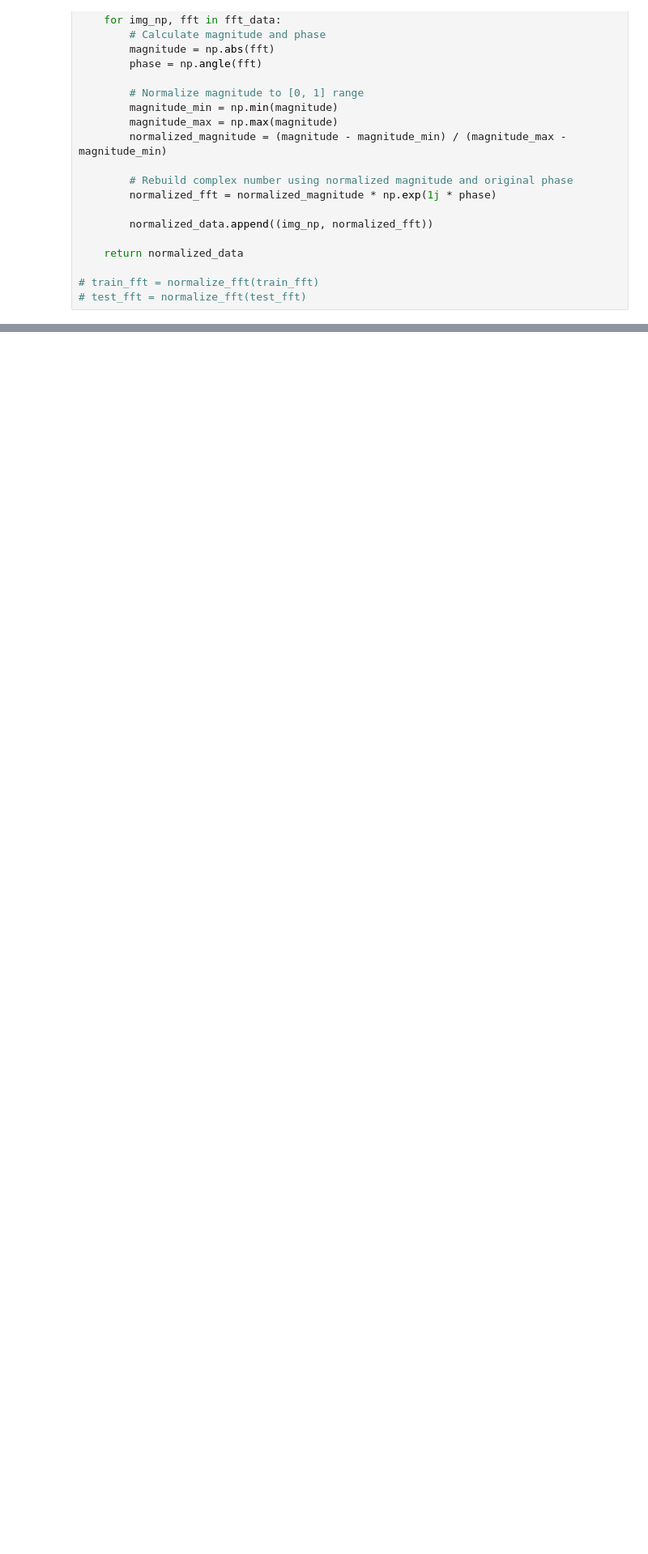
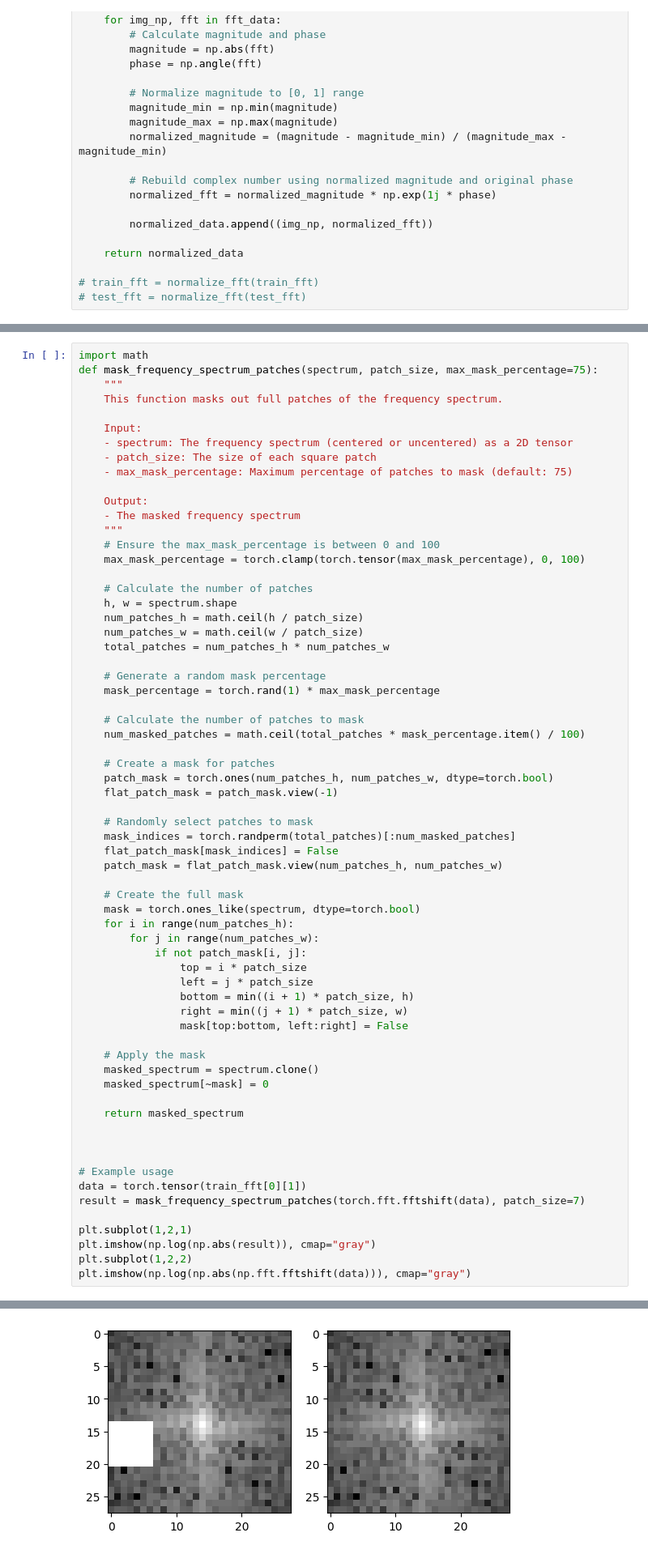
Before and after one commit to FsMarcoTU/fashion_mnist_tests, a Jupyter notebook: 240627_ViT img_domain_freq_augment.ipynb, the cells around one changed output, grey strips where cells are left out. Shown at 81% size. Cells and saved outputs as stored; diff of their text form; blank space fills up the shorter version.

```diff
--- a/240627_ViT img_domain_freq_augment.ipynb
+++ b/240627_ViT img_domain_freq_augment.ipynb
@@ -181,0 +79,66 @@ result middle (0.35686272382736206-4.440892098500626e-16j)
+# %%
+import math
+def mask_frequency_spectrum_patches(spectrum, patch_size, max_mask_percentage=75):
+    """
+    This function masks out full patches of the frequency spectrum.
+
+    Input:
+    - spectrum: The frequency spectrum (centered or uncentered) as a 2D tensor
+    - patch_size: The size of each square patch
+    - max_mask_percentage: Maximum percentage of patches to mask (default: 75)
+
+    Output:
+    - The masked frequency spectrum
+    """
+    # Ensure the max_mask_percentage is between 0 and 100
+    max_mask_percentage = torch.clamp(torch.tensor(max_mask_percentage), 0, 100)
+
+    # Calculate the number of patches
+    h, w = spectrum.shape
+    num_patches_h = math.ceil(h / patch_size)
+    num_patches_w = math.ceil(w / patch_size)
+    total_patches = num_patches_h * num_patches_w
+
+    # Generate a random mask percentage
+    mask_percentage = torch.rand(1) * max_mask_percentage
+
+    # Calculate the number of patches to mask
+    num_masked_patches = math.ceil(total_patches * mask_percentage.item() / 100)
+
+    # Create a mask for patches
+    patch_mask = torch.ones(num_patches_h, num_patches_w, dtype=torch.bool)
+    flat_patch_mask = patch_mask.view(-1)
+
+    # Randomly select patches to mask
+    mask_indices = torch.randperm(total_patches)[:num_masked_patches]
+    flat_patch_mask[mask_indices] = False
+    patch_mask = flat_patch_mask.view(num_patches_h, num_patches_w)
+
+    # Create the full mask
+    mask = torch.ones_like(spectrum, dtype=torch.bool)
+    for i in range(num_patches_h):
+        for j in range(num_patches_w):
+            if not patch_mask[i, j]:
+                top = i * patch_size
+                left = j * patch_size
+                bottom = min((i + 1) * patch_size, h)
+                right = min((j + 1) * patch_size, w)
+                mask[top:bottom, left:right] = False
+
+    # Apply the mask
+    masked_spectrum = spectrum.clone()
+    masked_spectrum[~mask] = 0
+
+    return masked_spectrum
+
+
+
+# Example usage
+data = torch.tensor(train_fft[0][1])
+result = mask_frequency_spectrum_patches(torch.fft.fftshift(data), patch_size=7)
+
+plt.subplot(1,2,1)
+plt.imshow(np.log(np.abs(result)), cmap="gray")
+plt.subplot(1,2,2)
+plt.imshow(np.log(np.abs(np.fft.fftshift(data))), cmap="gray")
+# %% [output]
@@ -181,0 +146 @@ result middle (0.35686272382736206-4.440892098500626e-16j)
+[figure, added]
```
Also changed, not shown: parts of 13 cells of this notebook, 16 other files.
